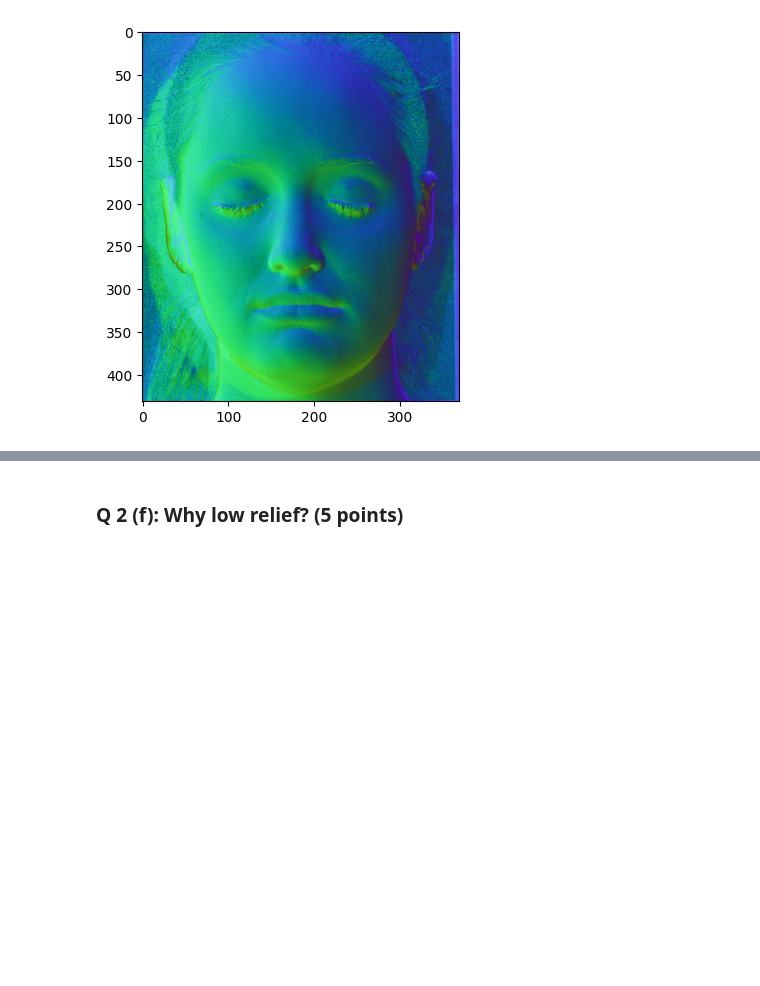
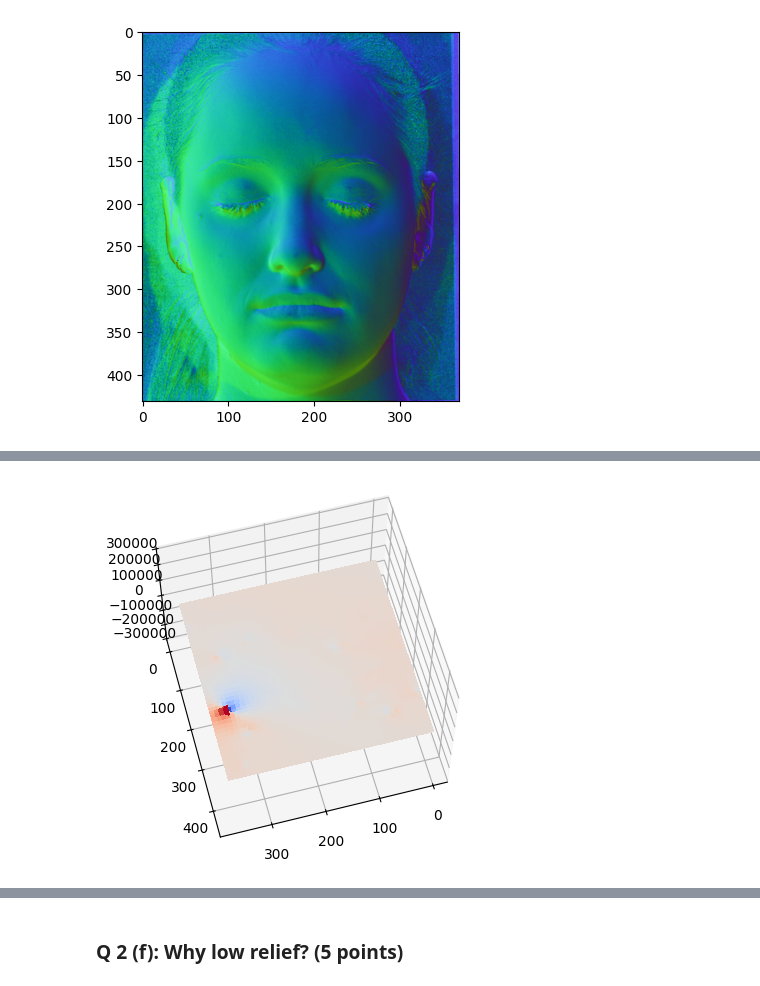
Before and after one commit to PAOK-2001/ComputerVision-16720, a Jupyter notebook: hw6/hw6_portegak.ipynb, the cells around one changed output, grey strips where cells are left out. Saved outputs shown, nothing was run; the diff lists cells and outputs as text; code cells hidden in the pictures; blank space fills up the shorter version.

```diff
--- a/hw6/hw6_portegak.ipynb
+++ b/hw6/hw6_portegak.ipynb
@@ -758,0 +823,6 @@ YOUR ANSWER HERE...
+# %%
+# Part 2 (d)
+surface = estimateShape(normals, s)
+plotSurface(surface)
+# %% [output]
+[figure, added]
```
Also changed, not shown: parts of 25 cells of this notebook, 4 other files.
